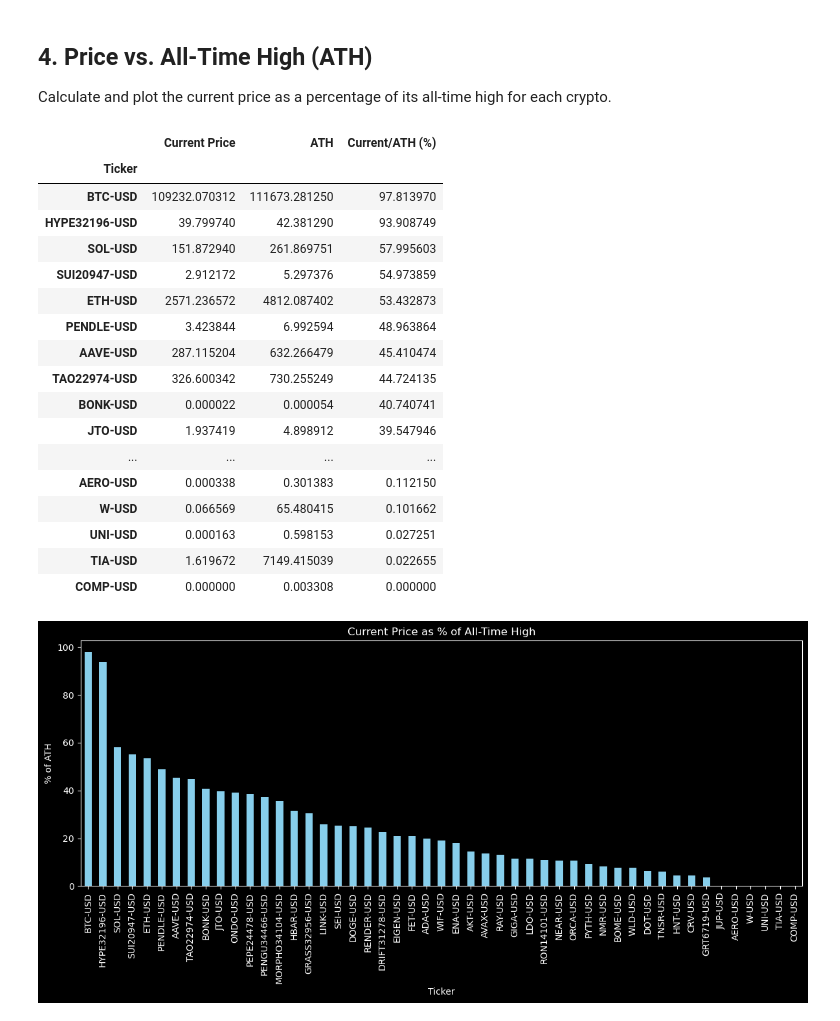
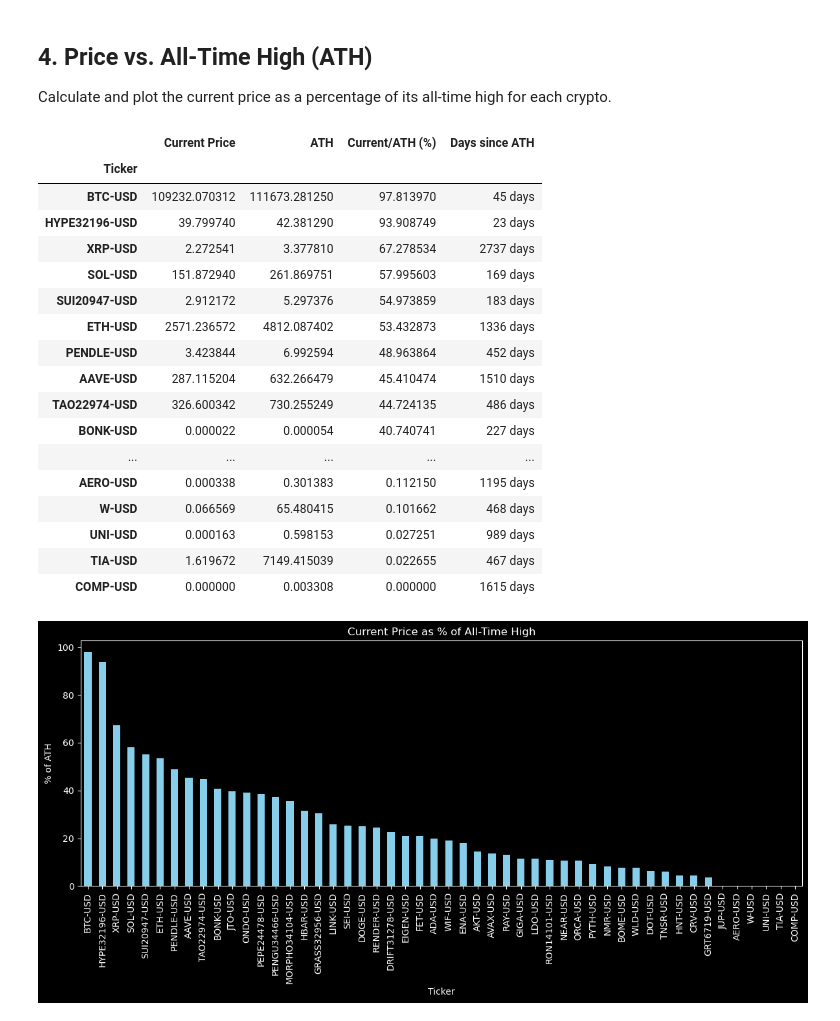
Before and after one commit to sagherian/investing, a Jupyter notebook: notebooks/crypto_analysis.ipynb, the cells around one changed output. Saved outputs shown, nothing was run; the diff lists cells and outputs as text; code cells hidden in the pictures.

Commit message:
add days since ATH

```diff
--- a/notebooks/crypto_analysis.ipynb
+++ b/notebooks/crypto_analysis.ipynb
@@ -36,6 +36,7 @@ layer1_tickers = {
     'Bitcoin': 'BTC-USD',
     'Ethereum': 'ETH-USD',
     'Solana': 'SOL-USD',
+    'Ripple': 'XRP-USD',
     'Avalanche': 'AVAX-USD',
     'Polkadot': 'DOT-USD',
     'Cardano': 'ADA-USD',
@@ -151,34 +152,37 @@ display(sharpe_table.style.format('{:.2%}', subset=['Ann. Return', 'Ann. Volatil
 Calculate and plot the current price as a percentage of its all-time high for each crypto.
 # %%
 ath = prices.max()
+# Calculate days since ATH for each ticker
+days_since_ath = prices.index[-1] - prices.idxmax()
 current = prices.iloc[-1]
 ath_pct = (current / ath * 100).sort_values(ascending=False)
-ath_table = pd.DataFrame({'Current Price': current, 'ATH': ath, 'Current/ATH (%)': ath_pct})
+ath_table = pd.DataFrame({'Current Price': current, 'ATH': ath, 'Current/ATH (%)': ath_pct, 'Days since ATH': days_since_ath})
+
 display(ath_table.sort_values('Current/ATH (%)', ascending=False))
 plt.figure(figsize=(12,6))
 ath_pct.plot(kind='bar', color='skyblue')
 plt.title('Current Price as % of All-Time High')
 plt.ylabel('% of ATH')
 plt.tight_layout()
 plt.show()
 # %% [output]
-|  | Current Price | ATH | Current/ATH (%) |
-| Ticker |  |  |  |
-| BTC-USD | 109232.070312 | 111673.281250 | 97.813970 |
-| HYPE32196-USD | 39.799740 | 42.381290 | 93.908749 |
-| SOL-USD | 151.872940 | 261.869751 | 57.995603 |
-| SUI20947-USD | 2.912172 | 5.297376 | 54.973859 |
-| ETH-USD | 2571.236572 | 4812.087402 | 53.432873 |
-| PENDLE-USD | 3.423844 | 6.992594 | 48.963864 |
-| AAVE-USD | 287.115204 | 632.266479 | 45.410474 |
-| TAO22974-USD | 326.600342 | 730.255249 | 44.724135 |
-| BONK-USD | 0.000022 | 0.000054 | 40.740741 |
-| JTO-USD | 1.937419 | 4.898912 | 39.547946 |
-| ... | ... | ... | ... |
-| AERO-USD | 0.000338 | 0.301383 | 0.112150 |
-| W-USD | 0.066569 | 65.480415 | 0.101662 |
-| UNI-USD | 0.000163 | 0.598153 | 0.027251 |
-| TIA-USD | 1.619672 | 7149.415039 | 0.022655 |
-| COMP-USD | 0.000000 | 0.003308 | 0.000000 |
+|  | Current Price | ATH | Current/ATH (%) | Days since ATH |
+| Ticker |  |  |  |  |
+| BTC-USD | 109232.070312 | 111673.281250 | 97.813970 | 45 days |
+| HYPE32196-USD | 39.799740 | 42.381290 | 93.908749 | 23 days |
+| XRP-USD | 2.272541 | 3.377810 | 67.278534 | 2737 days |
+| SOL-USD | 151.872940 | 261.869751 | 57.995603 | 169 days |
+| SUI20947-USD | 2.912172 | 5.297376 | 54.973859 | 183 days |
+| ETH-USD | 2571.236572 | 4812.087402 | 53.432873 | 1336 days |
+| PENDLE-USD | 3.423844 | 6.992594 | 48.963864 | 452 days |
+| AAVE-USD | 287.115204 | 632.266479 | 45.410474 | 1510 days |
+| TAO22974-USD | 326.600342 | 730.255249 | 44.724135 | 486 days |
+| BONK-USD | 0.000022 | 0.000054 | 40.740741 | 227 days |
+| ... | ... | ... | ... | ... |
+| AERO-USD | 0.000338 | 0.301383 | 0.112150 | 1195 days |
+| W-USD | 0.066569 | 65.480415 | 0.101662 | 468 days |
+| UNI-USD | 0.000163 | 0.598153 | 0.027251 | 989 days |
+| TIA-USD | 1.619672 | 7149.415039 | 0.022655 | 467 days |
+| COMP-USD | 0.000000 | 0.003308 | 0.000000 | 1615 days |
-[figure, old version]
+[figure, new version]
 # %%
```
Also changed, not shown: parts of 2 cells of this notebook.
